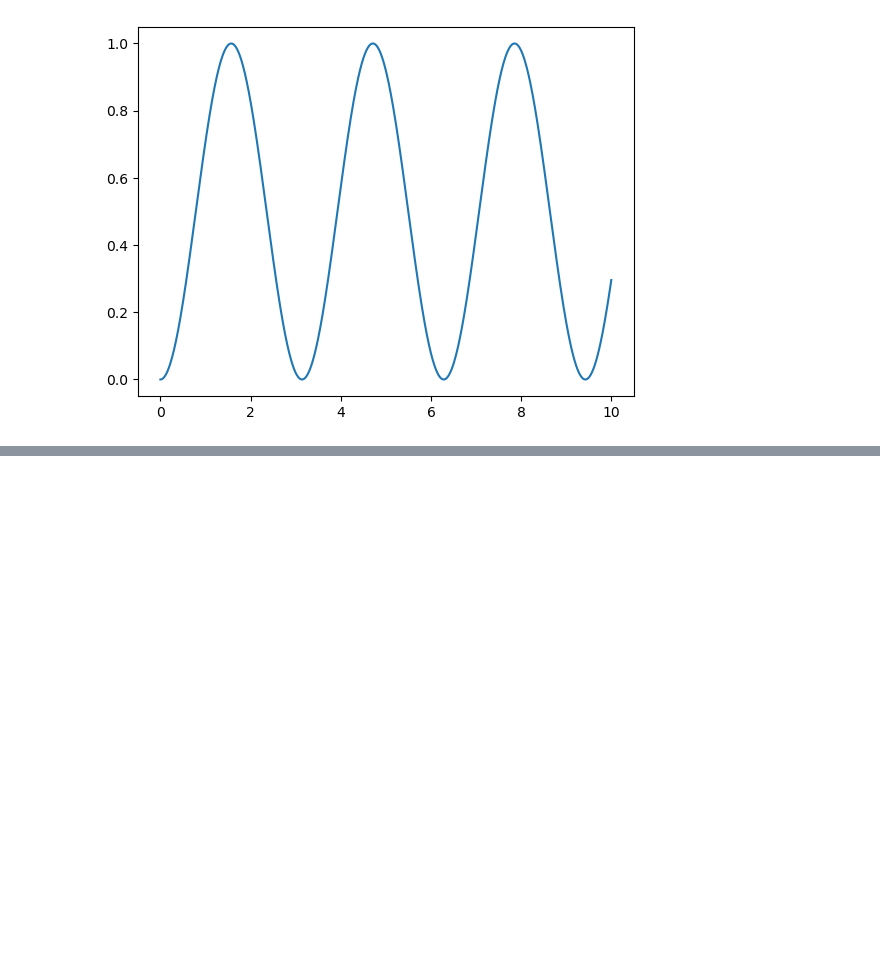
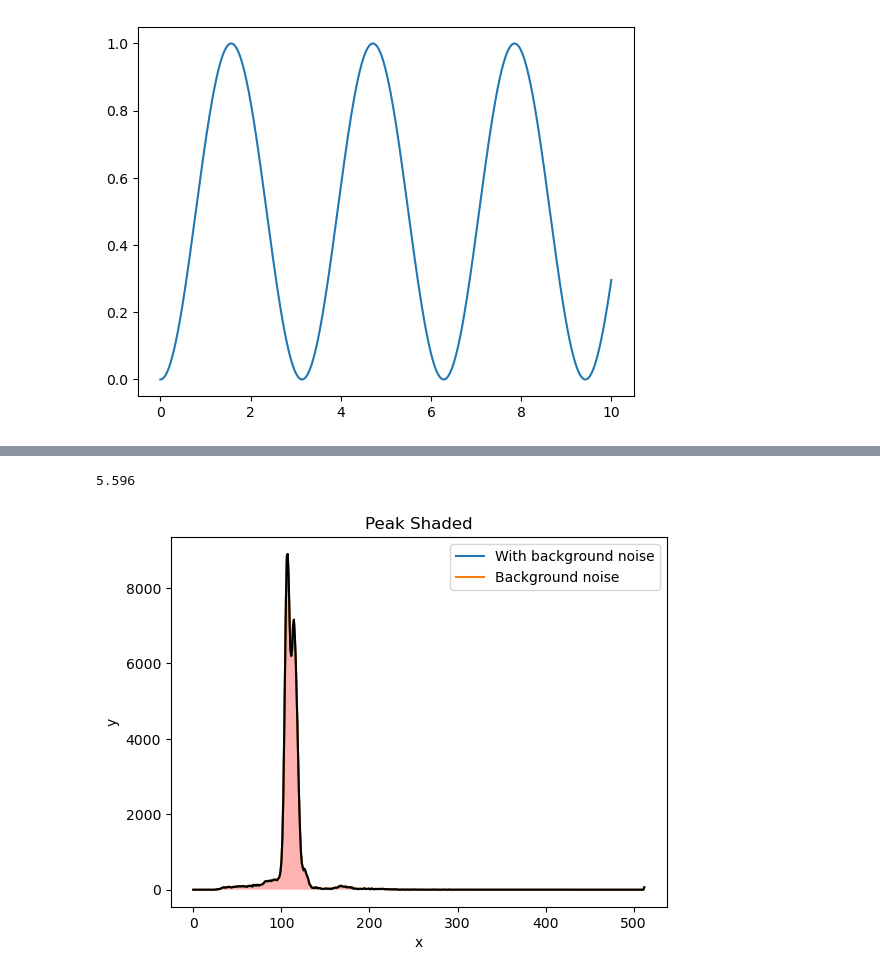
Before and after one commit to declan-healy/XRF, a Jupyter notebook: A2.ipynb, the cells around one changed output, grey strips where cells are left out. Drawn from its saved outputs; the diff is of its cells as text; code cells hidden in the pictures; blank space fills up the shorter version.

```diff
--- a/A2.ipynb
+++ b/A2.ipynb
@@ -122,0 +155,26 @@ plt.show()
+# %%
+# Generate sample data with background noise
+x= np.linspace(0, len(raw_data.iloc[:,7]), len(raw_data.iloc[:,7]))
+y = raw_data.iloc[:,7]
+
+# Calculate background noise by taking the mean of the first and last 20 points
+bg_mean = np.mean(np.concatenate([y[:50], y[-200:]]))
+print(bg_mean)
+# Subtract background noise from y data
+y -= bg_mean
+#function to find peak area
+def peak_area1(x_values, y_values):
+    return sp.integrate.trapz(y_values, x_values)
+# Plot original and adjusted data
+peak_area = peak_area1(x,y)
+fig, ax = plt.subplots()
+ax.plot(x, y, label="With background noise")
+ax.plot(x, y+bg_mean, label="Background noise")
+ax.set_xlabel("X")
+ax.set_ylabel("Y")
+ax.legend()
+shade_peak(x,raw_data.iloc[:,7], 0, 500)
+plt.show()
+# %% [output]
+5.596
+[figure, added]
```
Also changed, not shown: parts of 3 cells of this notebook.
